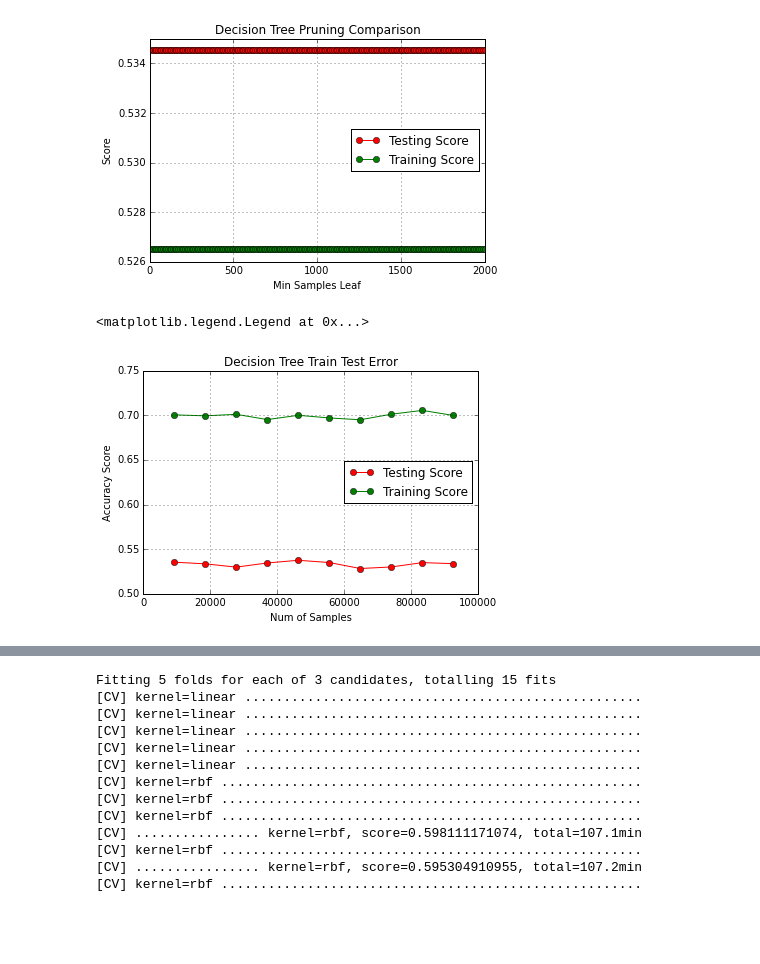
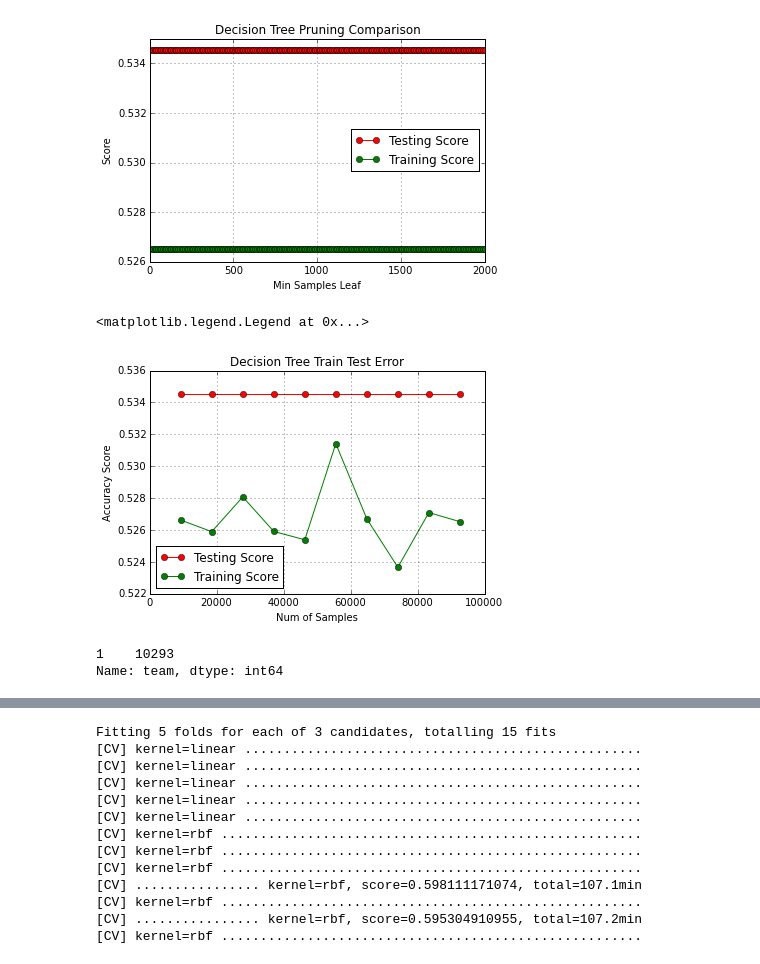
Before and after one commit to ksuhartono97/CS4641-repo, a Jupyter notebook: Dota2.ipynb, the cells around one changed output, grey strips where cells are left out. Saved outputs shown, nothing was run; the diff lists cells and outputs as text; code cells hidden in the pictures; blank space fills up the shorter version.

Commit message:
Finished code, hoping for the SVM to finally give the last graph

```diff
--- a/Dota2.ipynb
+++ b/Dota2.ipynb
@@ -276,40 +276,53 @@ for i in range (1, 11):
     if i < 10:
         xTrainRound, throwaway1, yTrainRound, throwaway2 = train_test_split(x, y, test_size=i/10.0)
 
-    dt = DecisionTreeClassifier(splitter='best', min_samples_split = 120, min_samples_leaf = 1)
+    dt = DecisionTreeClassifier(splitter='best', presort = False, min_impurity_decrease= 0.1, min_samples_leaf = 1)
     dt.fit(xTrainRound, yTrainRound)
     prune(dt, 10)
 
     trainPredRes = dt.predict(xTrainRound)
     trainPredRes = pd.DataFrame(data=trainPredRes, columns=['hand'])
     trainAcc = accuracy_score(yTrainRound, trainPredRes)
 
     testPredRes = dt.predict(testX)
     testPredRes = pd.DataFrame(data=testPredRes, columns=['hand'])
     testAcc = accuracy_score(testY, testPredRes)
 
     if testAcc > bestScore:
         index = i
         bestScore = testAcc
     trainScoreArr.append(trainAcc)
     testScoreArr.append(testAcc)
     sampleNum.append(92649 * i / 10.0)
 
 
 plt.figure()
 plt.title("Decision Tree Train Test Error")
 plt.xlabel("Num of Samples")
 plt.ylabel("Accuracy Score")
 # plt.ylim(*(0.55, 1.02))
 
 plt.grid()
 
 plt.plot(sampleNum, testScoreArr, 'o-', color="r", label = "Testing Score")
 plt.plot(sampleNum, trainScoreArr, 'o-', color="g", label = "Training Score")
 plt.legend(loc="best")
 # %% [output]
 <matplotlib.legend.Legend at 0x...>
-[figure, old version]
+[figure, new version]
+# %%
+#Detailed d-tree results
+dt = DecisionTreeClassifier(splitter='best', presort = False, min_impurity_decrease= 0.1, min_samples_leaf = 1)
+dt.fit(x, y)
+prune(dt, 10)
+
+dtPredicted = dt.predict(testX)
+print metrics.classification_report(testY, dtPredicted)
+dtPredicted = pd.DataFrame(data=dtPredicted, columns=['team'])
+print dtPredicted.team.value_counts()
+# %% [output]
+1    10293
+Name: team, dtype: int64
 # %%
 # Code here is the algorithm tuning zone for the MLP
 # Don't run if not needed, the commented out parameters are the ones I tuned
```
Also changed, not shown: parts of 23 cells of this notebook.
